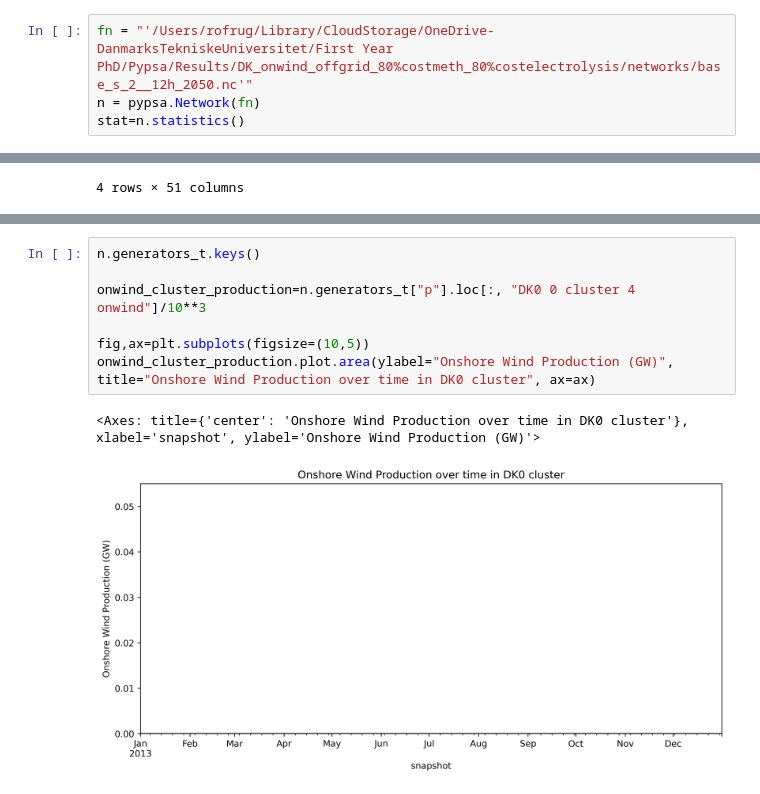
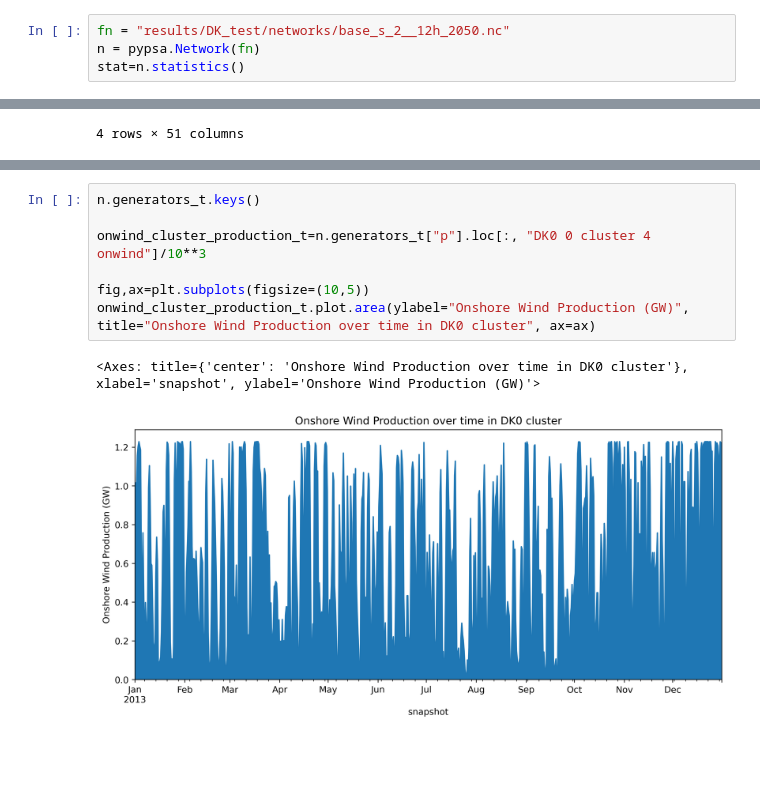
Before and after one commit to FrugisRoss/pypsa-eur, a Jupyter notebook: SectorCoupled_Plotting.ipynb, the cells around one changed output, grey strips where cells are left out. Drawn from its saved outputs; the diff is of its cells as text; blank space fills up the shorter version.

```diff
--- a/SectorCoupled_Plotting.ipynb
+++ b/SectorCoupled_Plotting.ipynb
@@ -7,5 +8,5 @@ from pypsa.plot import add_legend_lines, add_legend_patches, add_legend_semicirc
 # %%
-fn = "'/Users/rofrug/Library/CloudStorage/OneDrive-DanmarksTekniskeUniversitet/First Year PhD/Pypsa/Results/DK_onwind_offgrid_80%costmeth_80%costelectrolysis/networks/base_s_2__12h_2050.nc'"
+fn = "results/DK_test/networks/base_s_2__12h_2050.nc"
 n = pypsa.Network(fn)
 stat=n.statistics()
 # %% [output]
@@ -118,10 +127,10 @@ plt.tight_layout()
 # %%
 n.generators_t.keys()
 
-onwind_cluster_production=n.generators_t["p"].loc[:, "DK0 0 cluster 4 onwind"]/10**3
+onwind_cluster_production_t=n.generators_t["p"].loc[:, "DK0 0 cluster 4 onwind"]/10**3
 
 fig,ax=plt.subplots(figsize=(10,5))
-onwind_cluster_production.plot.area(ylabel="Onshore Wind Production (GW)", title="Onshore Wind Production over time in DK0 cluster", ax=ax)
+onwind_cluster_production_t.plot.area(ylabel="Onshore Wind Production (GW)", title="Onshore Wind Production over time in DK0 cluster", ax=ax)
 # %% [output]
 <Axes: title={'center': 'Onshore Wind Production over time in DK0 cluster'}, xlabel='snapshot', ylabel='Onshore Wind Production (GW)'>
-[figure, old version]
+[figure, new version]
```
Also changed, not shown: parts of 6 cells of this notebook, 1 other file.
